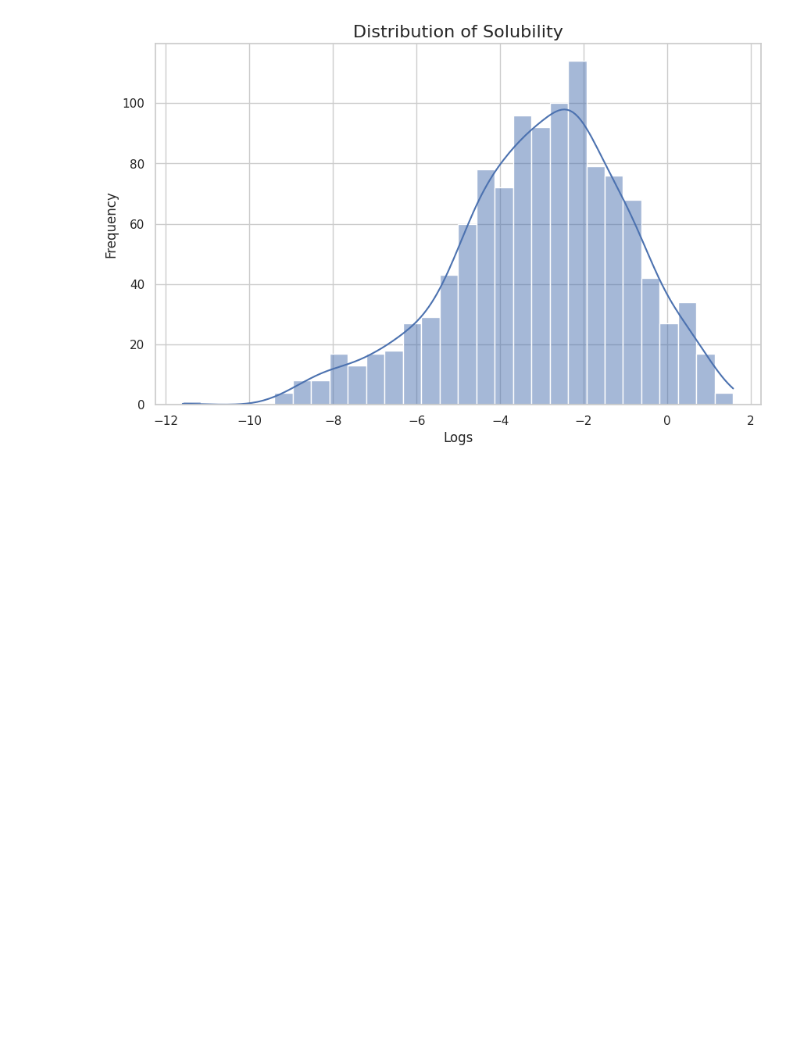
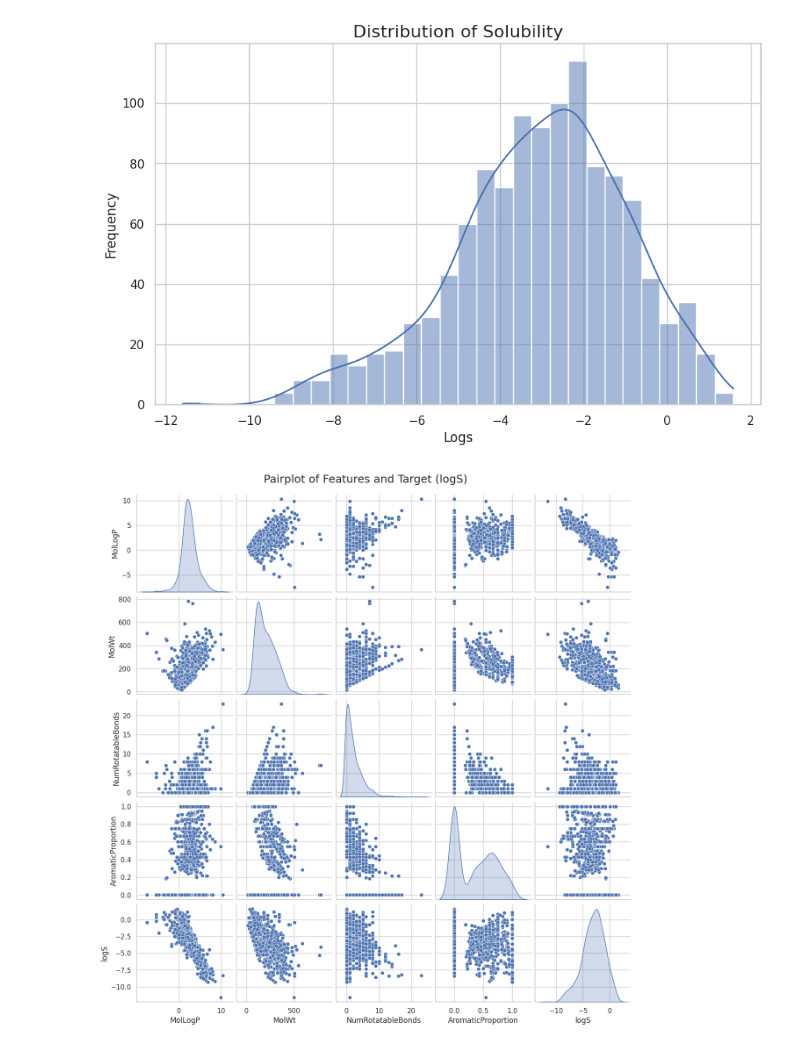
Before and after one commit to Pubudu-98/Colab, a Jupyter notebook: Building_ML_Model.ipynb, the cells around one changed output. Drawn from its saved outputs; the diff is of its cells as text; code cells hidden in the pictures; blank space fills up the shorter version.

Commit message:
EDA - Create a pairplot to see the relationships between features and targets

```diff
--- a/Building_ML_Model.ipynb
+++ b/Building_ML_Model.ipynb
@@ -244,3 +244,9 @@ plt.ylabel('Frequency', fontsize=12)
 plt.show()
 # %% [output]
 [figure]
+# %%
+sns.pairplot(df, kind='scatter', diag_kind='kde')
+plt.suptitle('Pairplot of Features and Target (logS)', y=1.02, fontsize=18)
+plt.show()
+# %% [output]
+[figure, added]
```
